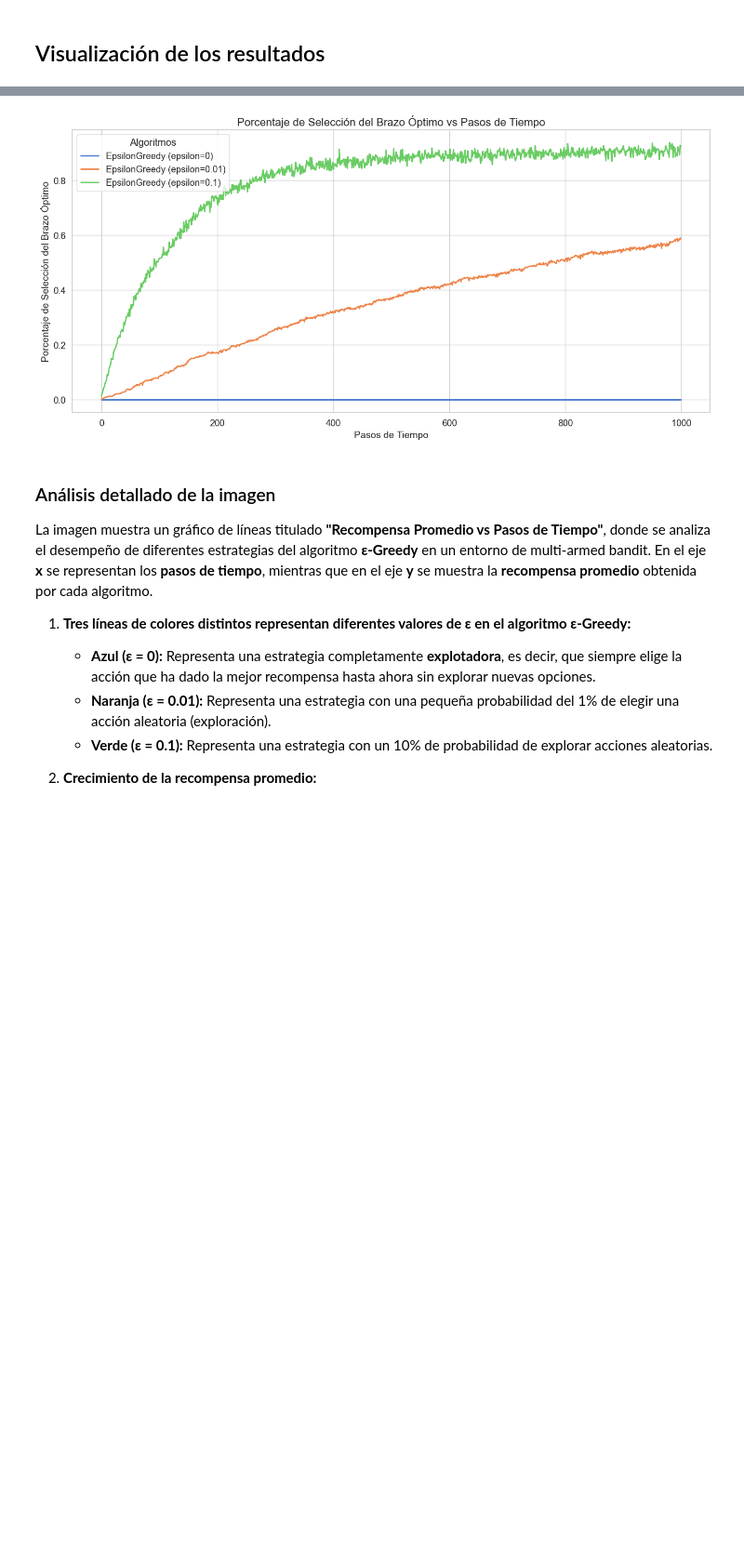
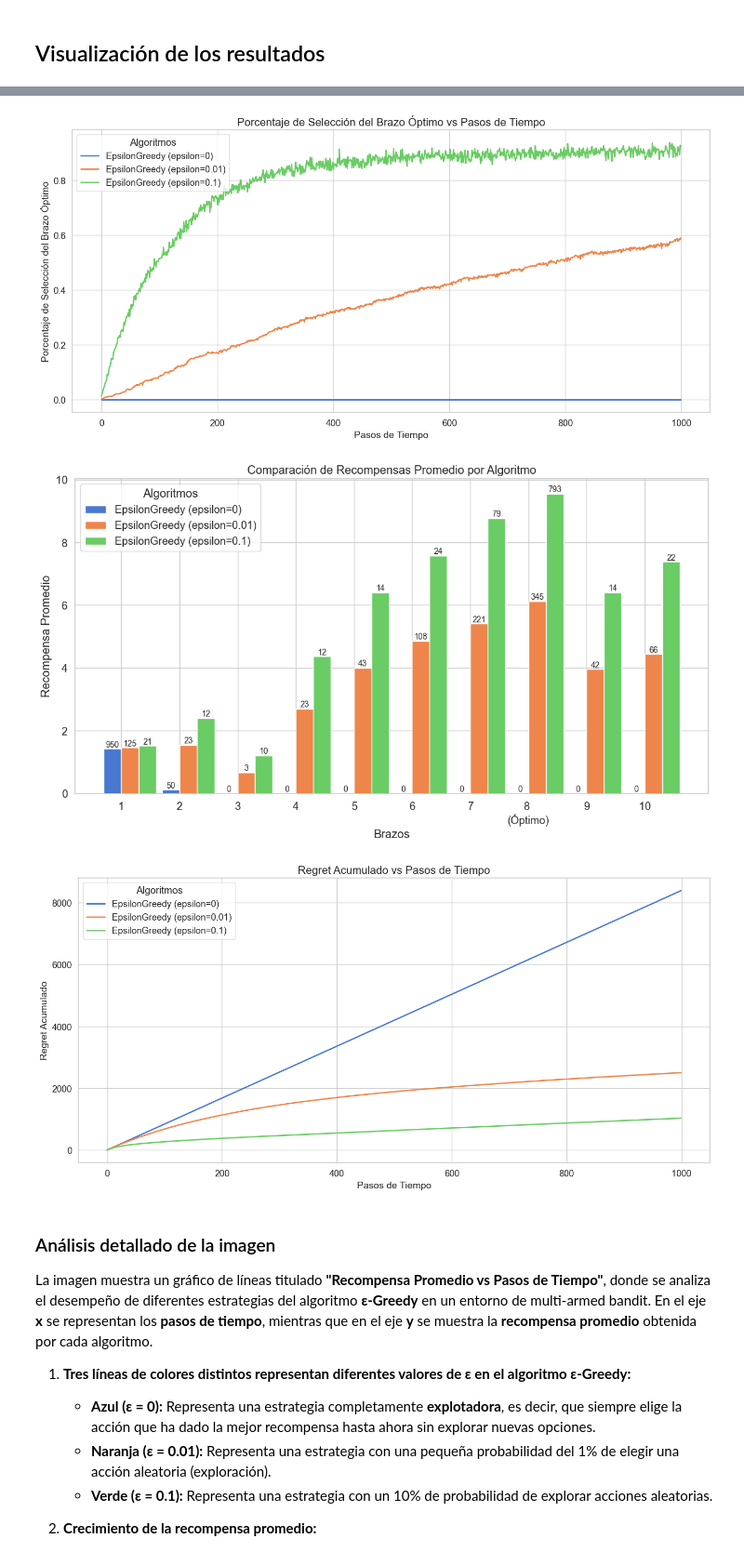
Before and after one commit to pedrojosefernandez1/k_brazos_FCPSSL, a Jupyter notebook: bandit_experiment.ipynb, the cells around one changed output, grey strips where cells are left out. Shown: that part at 93% size. Drawn from its saved outputs; the diff is of its cells as text; code cells hidden in the pictures; blank space fills up the shorter version.

Commit message:
create plot_arm_statistics, plot_regret

```diff
--- a/bandit_experiment.ipynb
+++ b/bandit_experiment.ipynb
@@ -51,7 +49,6 @@ Se comparan los resultados de los algoritmos en términos de recompensa promedio
 
 Por ejemplo. Dado un bandido de k-brazos, se ejecutan dos algoritmos epsilon-greedy con diferentes valores de epsilon. Se estudia la evolución de cada política  en un número de pasos, por ejemplo, mil pasos. Entonces se repite el experimento un número de veces, por ejemplo, 500 veces. Es decir, se ejecutan 500 veces la evolución de cada algoritmo en 1000 pasos. Para cada paso calculamos el promedio de las recoponensas obtenidas en esas 500 veces.
 # %%
-
 def run_experiment(bandit: Bandit, algorithms: List[Algorithm], steps: int, runs: int):
 
     optimal_arm = bandit.optimal_arm  # Necesario para calcular el porcentaje de selecciones óptimas.
@@ -61,6 +58,11 @@ def run_experiment(bandit: Bandit, algorithms: List[Algorithm], steps: int, runs
     optimal_selections = np.zeros((len(algorithms), steps))  # Matriz para almacenar el porcentaje de selecciones óptimas.
 
     np.random.seed(seed)  # Asegurar reproducibilidad de resultados.
+    stats_arms_algorithms = {}
+    for algo in algorithms:
+        stats_arms_algorithms[algo] = {'counts':np.zeros(algo.k, dtype=float),
+                                       'rewards':np.zeros(algo.k, dtype=float),
+                                       'optimal': optimal_arm}
 
     for run in range(runs):
         current_bandit = Bandit(arms=bandit.arms)
@@ -81,14 +83,22 @@ def run_experiment(bandit: Bandit, algorithms: List[Algorithm], steps: int, runs
 
                 #TODO: modificar optimal_selections cuando el brazo elegido se corresponda con el brazo óptimo optimal_arm
                 optimal_selections[idx, step] += int(chosen_arm == optimal_arm) # Actualizar el porcentaje de selecciones óptimas.
+        for algo in algorithms:
+            stats_arms_algorithms[algo]['counts'] += np.array(algo.counts, dtype=float)
+            stats_arms_algorithms[algo]['rewards'] += algo.values
 
     rewards /= runs
 
     # TODO: calcular el porcentaje de selecciones óptimas y almacenar en optimal_selections
     optimal_selections /= runs
 
+    for algo in algorithms:
+        stats_arms_algorithms[algo]['counts'] /= runs
+        stats_arms_algorithms[algo]['rewards'] /= runs
 
-    return rewards, optimal_selections
+    regret = np.cumsum(current_bandit.pull_arm(optimal_arm) - rewards, axis=1)
+
+    return rewards, optimal_selections, stats_arms_algorithms, regret
 # %% [markdown]
 ## Ejecución del experimento
 
@@ -114,7 +124,7 @@ print(f"Optimal arm: {optimal_arm + 1} with expected reward={bandit.get_expected
 algorithms = [EpsilonGreedy(k=k, epsilon=0), EpsilonGreedy(k=k, epsilon=0.01), EpsilonGreedy(k=k, epsilon=0.1)]
 
 # Ejecutar el experimento y obtener las recompensas promedio y promedio de las selecciones óptimas
-rewards, optimal_selections = run_experiment(bandit, algorithms, steps, runs)
+rewards, optimal_selections, stats_arms_algorithms, regret = run_experiment(bandit, algorithms, steps, runs)
 # %% [output]
 Bandit with 10 arms: ArmNormal(mu=1.52, sigma=1.0), ArmNormal(mu=2.4, sigma=1.0), ArmNormal(mu=1.19, sigma=1.0), ArmNormal(mu=4.37, sigma=1.0), ArmNormal(mu=6.39, sigma=1.0), ArmNormal(mu=7.59, sigma= ...
 Optimal arm: 8 with expected reward=9.56
@@ -123,11 +133,15 @@ Optimal arm: 8 with expected reward=9.56
 # %%
 
 # Graficar los resultados
 plot_average_rewards(steps, rewards, algorithms)
 plot_optimal_selections(steps, optimal_selections, algorithms)
+plot_arm_statistics(stats_arms_algorithms, algorithms)
+plot_regret(steps, regret, algorithms)
 # %% [output]
 [figure]
 [figure]
+[figure, added]
+[figure, added]
 # %% [markdown]
 ### Análisis detallado de la imagen
 
```
Also changed, not shown: parts of 2 cells of this notebook, 2 other files.
